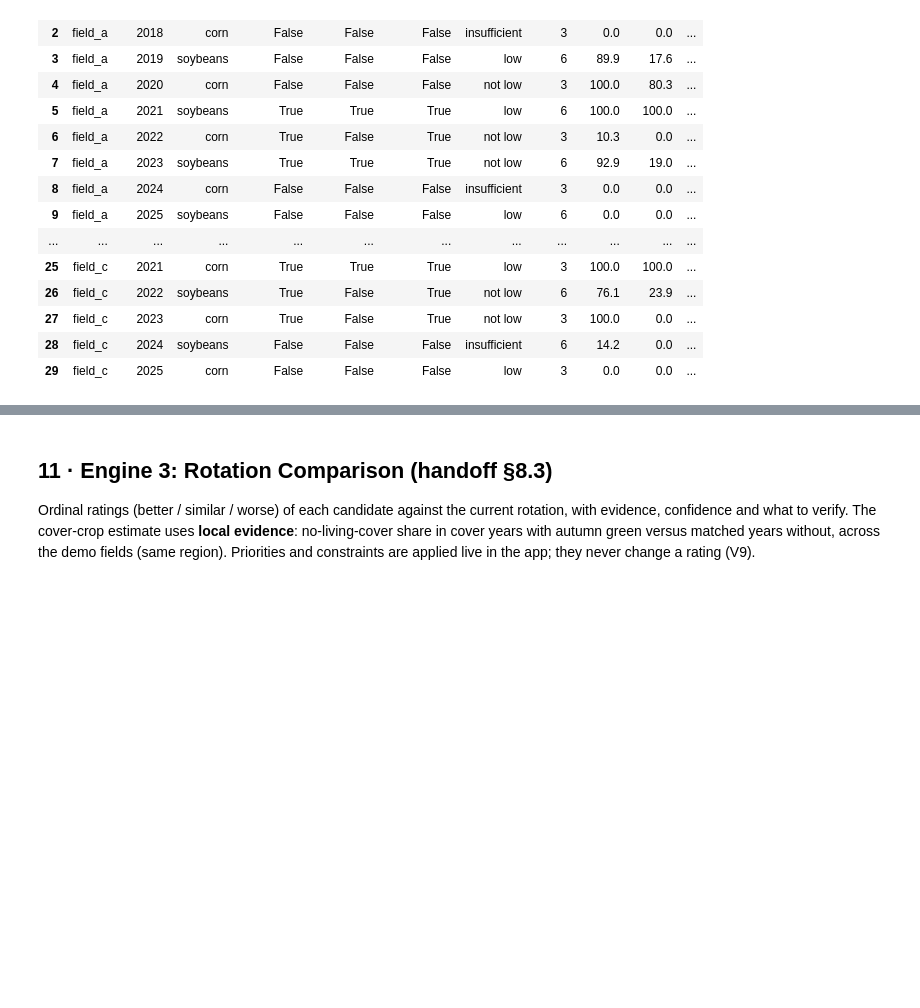
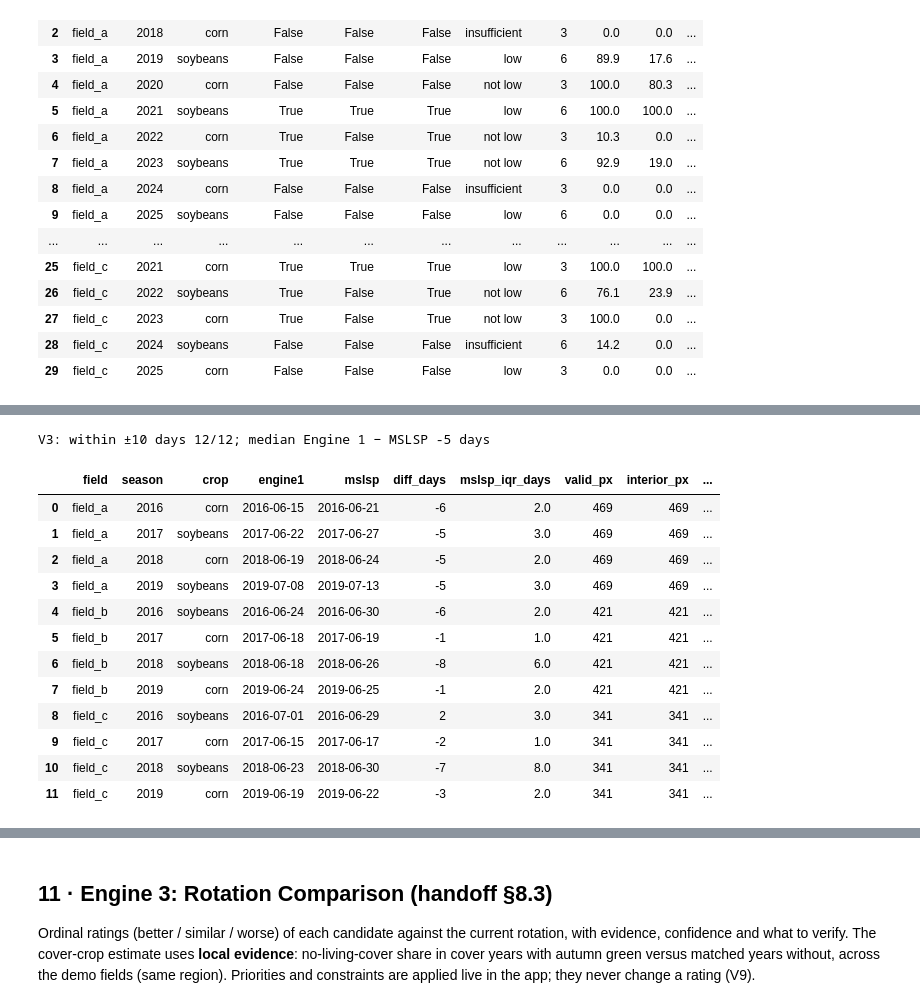
Before and after one commit to yisheng05/nasa, a Jupyter notebook: notebooks/01_precompute.ipynb, the cells around one changed output, grey strips where cells are left out. Cells and saved outputs as stored; diff of their text form; code cells hidden in the pictures; blank space fills up the shorter version.

```diff
--- a/notebooks/01_precompute.ipynb
+++ b/notebooks/01_precompute.ipynb
@@ -501,0 +508,31 @@ smap_dry vs Drought Monitor dry_d0: agree 18/30
+# %%
+from pipeline.sources import mslsp
+
+v3 = []
+for f in F:
+    e1s = {s["season"]: s for s in json.loads((PROCESSED / f["id"] / "engine1.json").read_text())["seasons"]}
+    for y in range(2016, 2020):
+        m = mslsp.field_greenup(mslsp.download("15TVG", y, RAW / "mslsp"), y, f["interior"])
+        g = e1s[y].get("greenup_date")
+        v3.append({"field": f["id"], "season": y, "crop": e1s[y].get("crop"), "engine1": g, "mslsp": m["greenup_date"],
+                   "diff_days": (pd.Timestamp(g) - pd.Timestamp(m["greenup_date"])).days if g and m["greenup_date"] else None,
+                   "mslsp_iqr_days": m.get("iqr_days"), "valid_px": m["n_valid"], "interior_px": m["n_interior"], "share_qa_good": m.get("share_qa_good")})
+v3 = pd.DataFrame(v3)
+v3.to_csv(PROCESSED / "v3_mslsp_greenup.csv", index=False)
+print(f"V3: within ±10 days {int((v3.diff_days.abs() <= 10).sum())}/{v3.diff_days.notna().sum()}; median Engine 1 − MSLSP {v3.diff_days.median():+.0f} days")
+v3
+# %% [output]
+V3: within ±10 days 12/12; median Engine 1 − MSLSP -5 days
+|  | field | season | crop | engine1 | mslsp | diff_days | mslsp_iqr_days | valid_px | interior_px | ... |
+| 0 | field_a | 2016 | corn | 2016-06-15 | 2016-06-21 | -6 | 2.0 | 469 | 469 | ... |
+| 1 | field_a | 2017 | soybeans | 2017-06-22 | 2017-06-27 | -5 | 3.0 | 469 | 469 | ... |
+| 2 | field_a | 2018 | corn | 2018-06-19 | 2018-06-24 | -5 | 2.0 | 469 | 469 | ... |
+| 3 | field_a | 2019 | soybeans | 2019-07-08 | 2019-07-13 | -5 | 3.0 | 469 | 469 | ... |
+| 4 | field_b | 2016 | soybeans | 2016-06-24 | 2016-06-30 | -6 | 2.0 | 421 | 421 | ... |
+| 5 | field_b | 2017 | corn | 2017-06-18 | 2017-06-19 | -1 | 1.0 | 421 | 421 | ... |
+| 6 | field_b | 2018 | soybeans | 2018-06-18 | 2018-06-26 | -8 | 6.0 | 421 | 421 | ... |
+| 7 | field_b | 2019 | corn | 2019-06-24 | 2019-06-25 | -1 | 2.0 | 421 | 421 | ... |
+| 8 | field_c | 2016 | soybeans | 2016-07-01 | 2016-06-29 | 2 | 3.0 | 341 | 341 | ... |
+| 9 | field_c | 2017 | corn | 2017-06-15 | 2017-06-17 | -2 | 1.0 | 341 | 341 | ... |
+| 10 | field_c | 2018 | soybeans | 2018-06-23 | 2018-06-30 | -7 | 8.0 | 341 | 341 | ... |
+| 11 | field_c | 2019 | corn | 2019-06-19 | 2019-06-22 | -3 | 2.0 | 341 | 341 | ... |
```
Also changed, not shown: parts of 6 cells of this notebook, 23 other files.
